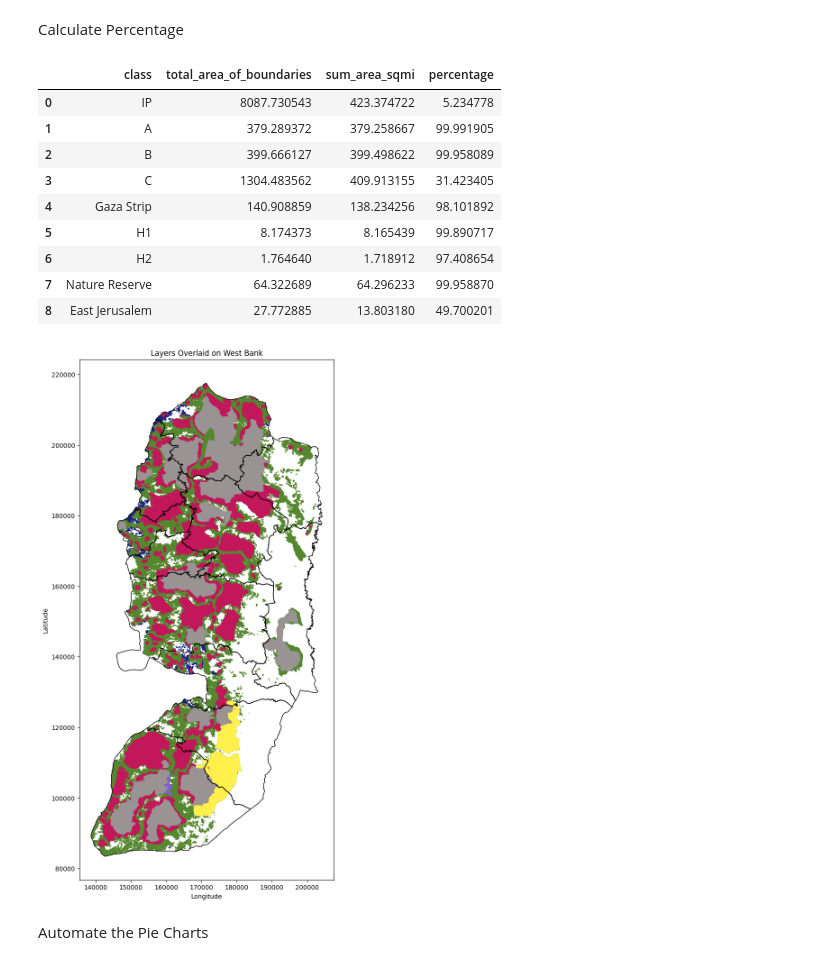
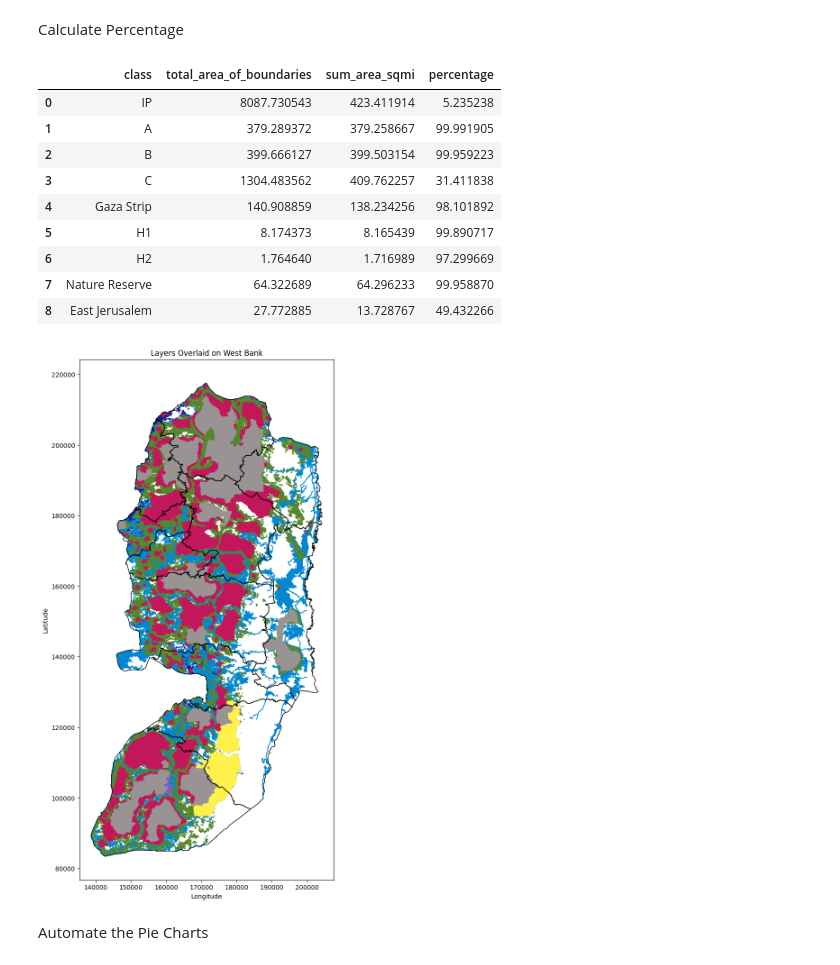
Before and after one commit to MappyKK/Palestinian-Land-Demographics-GIS-Automation, a Jupyter notebook: Automation.ipynb, the cells around one changed output. Drawn from its saved outputs; the diff is of its cells as text; code cells hidden in the pictures.

```diff
--- a/Automation.ipynb
+++ b/Automation.ipynb
@@ -6,12 +7,13 @@ import plotly.graph_objects as go
 # if using windows make sure you have kaleido installed, more specifically have this version installed in order to write an image
 # pip install kaleido==0.1.0post1
 # %%
-Palestinian_Land_Mass = gpd.read_file('February2025\PalestinianLandMass.geojson')
-Seam_Zone = gpd.read_file('February2025\PalestinianSeamZoneLand.geojson')
+Palestinian_Land_Mass = gpd.read_file('July2025\PalestinianLandMass.geojson')
+Seam_Zone = gpd.read_file('July2025\PalestinianSeamZoneLand.geojson')
 East_Jerusalem = gpd.read_file('BoundariesFiles\EastJerusalemBoundary.geojson')
 Oslo_Agreement = gpd.read_file('BoundariesFiles\OsloAgreementJurisdictionBorders.geojson')
 Governorates = gpd.read_file('BoundariesFiles\GovernoratesBoundaries.geojson')
 Admin_IP = gpd.read_file('BoundariesFiles\IsraeliAdminBoundaries.geojson')
+Israeli_Land_Mass = gpd.read_file('BoundariesFiles\IsraeliLandMass.geojson')
 # %%
 Palestinian_Land_Mass = Palestinian_Land_Mass.rename(columns= {'Area_Sqmi': 'Area_sqmi'})
 Palestinian_Land_Mass.head()
@@ -72,5 +83,5 @@ Admin_IP.head(8)
 # %%
-gdf_dict = {"Palestinian Land Mass": Palestinian_Land_Mass, "Seam Zone": Seam_Zone, "East Jerusalem": East_Jerusalem, "Oslo Agreement Jurisdiction Borders": Oslo_Agreement, "West Bank Governorates Boundaries": Governorates, "Israeli Admin Boundaries": Admin_IP}
+gdf_dict = {"Palestinian Land Mass": Palestinian_Land_Mass, "Israeli Land Mass": Israeli_Land_Mass, "Seam Zone": Seam_Zone, "East Jerusalem": East_Jerusalem, "Oslo Agreement Jurisdiction Borders": Oslo_Agreement, "West Bank Governorates Boundaries": Governorates, "Israeli Admin Boundaries": Admin_IP}
 
 for gdf_name, gdf in gdf_dict.items():
   print(f"CRS for {gdf_name}: {gdf.crs}")
@@ -125,6 +139,10 @@ for gdf_name, gdf in gdf_dict.items():
 Palestinian_Land_Mass = gdf_dict["Palestinian Land Mass"]
 print("Palestinian Land Mass:")
 print(Palestinian_Land_Mass.head())
+
+Israeli_Land_Mass = gdf_dict["Israeli Land Mass"]
+print("Israeli Land Mass:")
+print(Israeli_Land_Mass.head())
 
 Seam_Zone = gdf_dict["Seam Zone"]
 print("\nSeam Zone:")
@@ -166,3 +186,12 @@ Palestinian Land Mass:
+# %%
+# Fix Geometry
+Palestinian_Land_Mass['geometry'] = Palestinian_Land_Mass.geometry.apply(make_valid)
+Seam_Zone['geometry'] = Seam_Zone.geometry.apply(make_valid)
+East_Jerusalem['geometry'] = East_Jerusalem.geometry.apply(make_valid)
+Oslo_Agreement['geometry'] = Oslo_Agreement.geometry.apply(make_valid)
+Governorates['geometry'] = Governorates.geometry.apply(make_valid)
+Admin_IP['geometry'] = Admin_IP.geometry.apply(make_valid)
+Israeli_Land_Mass['geometry'] = Israeli_Land_Mass.geometry.apply(make_valid)
 # %% [markdown]
 Initialize Summary Statistics DataFrame
 # %%
@@ -337,53 +374,57 @@ summary_statistics_df['percentage'] = (summary_statistics_df["sum_area_sqmi"] /
 summary_statistics_df.head(summary_statistics_df.shape[0])
 # %% [output]
 |  | class | total_area_of_boundaries | sum_area_sqmi | percentage |
-| 0 | IP | 8087.730543 | 423.374722 | 5.234778 |
+| 0 | IP | 8087.730543 | 423.411914 | 5.235238 |
 | 1 | A | 379.289372 | 379.258667 | 99.991905 |
-| 2 | B | 399.666127 | 399.498622 | 99.958089 |
-| 3 | C | 1304.483562 | 409.913155 | 31.423405 |
+| 2 | B | 399.666127 | 399.503154 | 99.959223 |
+| 3 | C | 1304.483562 | 409.762257 | 31.411838 |
 | 4 | Gaza Strip | 140.908859 | 138.234256 | 98.101892 |
 | 5 | H1 | 8.174373 | 8.165439 | 99.890717 |
-| 6 | H2 | 1.764640 | 1.718912 | 97.408654 |
+| 6 | H2 | 1.764640 | 1.716989 | 97.299669 |
 | 7 | Nature Reserve | 64.322689 | 64.296233 | 99.958870 |
-| 8 | East Jerusalem | 27.772885 | 13.803180 | 49.700201 |
+| 8 | East Jerusalem | 27.772885 | 13.728767 | 49.432266 |
 # %%
 # Clip each layer to the West Bank
-West_Bank_Governorates = Governorates[Governorates['Governorates_Code'] < 2000]
+West_Bank_Governorates = Governorates[Governorates['Governorates_Code'] < 2000] # West bank
 Palestinian_Land_Mass_clipped = gpd.clip(Palestinian_Land_Mass, West_Bank_Governorates)
 Seam_Zone_clipped = gpd.clip(Seam_Zone, West_Bank_Governorates)
 Oslo_Agreement_clipped = gpd.clip(Oslo_Agreement, West_Bank_Governorates)
+Israeli_Land_Mass_clipped = gpd.clip(Israeli_Land_Mass, West_Bank_Governorates)
 
 # Define custom color palette
 palette_color = {
     'A': '#999393',
     'B': '#C2185B',
     'H1': '#999393',
     'H2': '#815ED3',
     'Nature Reserve': '#FFF04C'
 }
 
 # Plot for Visualization
 fig, ax = plt.subplots(figsize=(15, 15))
 
 
 # Plot Seam Zone layer
 Seam_Zone_clipped.plot(ax=ax, facecolor='#1a237e', edgecolor='#1a237e', label='Seam Zone')
 
 # Plot Palestinian Land Mass layer
 Palestinian_Land_Mass_clipped.plot(ax=ax, facecolor='#55872F', edgecolor='#55872F', label='Palestinian Land Mass')
 
+# Plot Israeli Land Mass layer
+Israeli_Land_Mass_clipped.plot(ax=ax, facecolor='#0288d1', edgecolor='#0288d1', label = 'Israeli Land Mass')
+
 # Plot Oslo layer with opacity and color by classes
 for class_name, color in palette_color.items():
     Oslo_Agreement_clipped[Oslo_Agreement_clipped['CLASS'] == class_name].plot(ax=ax, facecolor=color, edgecolor=color, label=class_name)
 # Plot Governorates layer
 West_Bank_Governorates.plot(ax=ax, facecolor='none', edgecolor='black', label='West Bank Governorates')
 
 plt.title('Layers Overlaid on West Bank')
 plt.xlabel('Longitude')
 plt.ylabel('Latitude')
 plt.show()
 # %% [output]
-[figure, old version]
+[figure, new version]
 # %% [markdown]
 Automate the Pie Charts
 # %%
```
Also changed, not shown: parts of 24 cells of this notebook.
